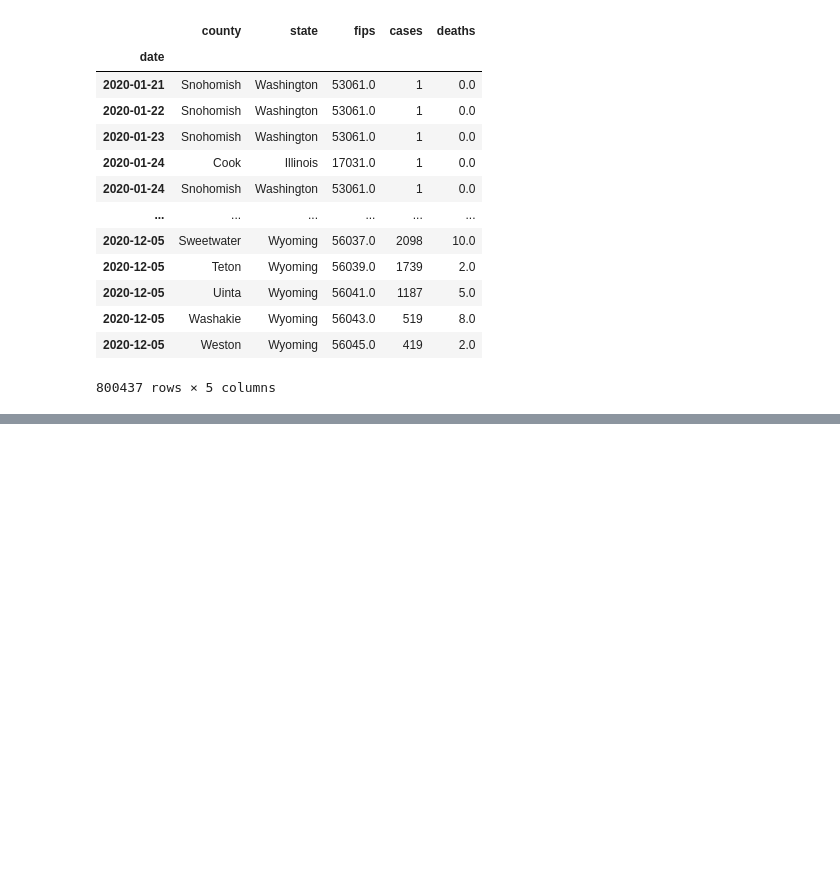
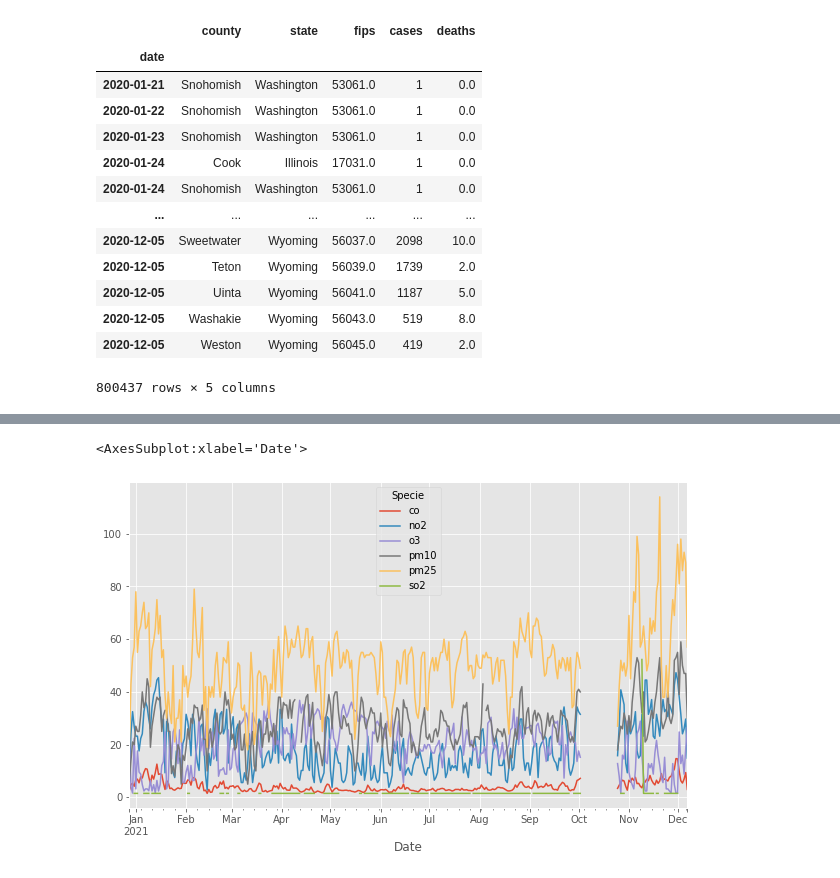
Before and after one commit to ragueroanna/Covid_AirQuality_Analysis, a Jupyter notebook: Initial_EDA_on_AQ_and_Cov_cases.ipynb, the cells around one changed output, grey strips where cells are left out. Drawn from its saved outputs; the diff is of its cells as text; code cells hidden in the pictures; blank space fills up the shorter version.

```diff
--- a/Initial_EDA_on_AQ_and_Cov_cases.ipynb
+++ b/Initial_EDA_on_AQ_and_Cov_cases.ipynb
@@ -136,0 +242,3 @@ df_ct[(df_ct['state']=='California') & (df_ct['county']=='Los Angeles')]
+# %%
+pv_df_la = df_la.drop(['variance','count','min','max'], axis=1).pivot(columns='Specie')
+pv_df_la
@@ -136,0 +296,3 @@ df_ct[(df_ct['state']=='California') & (df_ct['county']=='Los Angeles')]
+# %%
+pv_df_la.columns = pv_df_la.columns.droplevel()
+pv_df_la
@@ -136,0 +314,10 @@ df_ct[(df_ct['state']=='California') & (df_ct['county']=='Los Angeles')]
+# %%
+pv_df_la.drop(['dew',
+               'humidity',
+               'pressure',
+               'wind-gust',
+               'wind-speed',
+               'temperature'],axis=1).to_period('D').plot()
+# %% [output]
+<AxesSubplot:xlabel='Date'>
+[figure, added]
```
Also changed, not shown: parts of 28 cells of this notebook.
